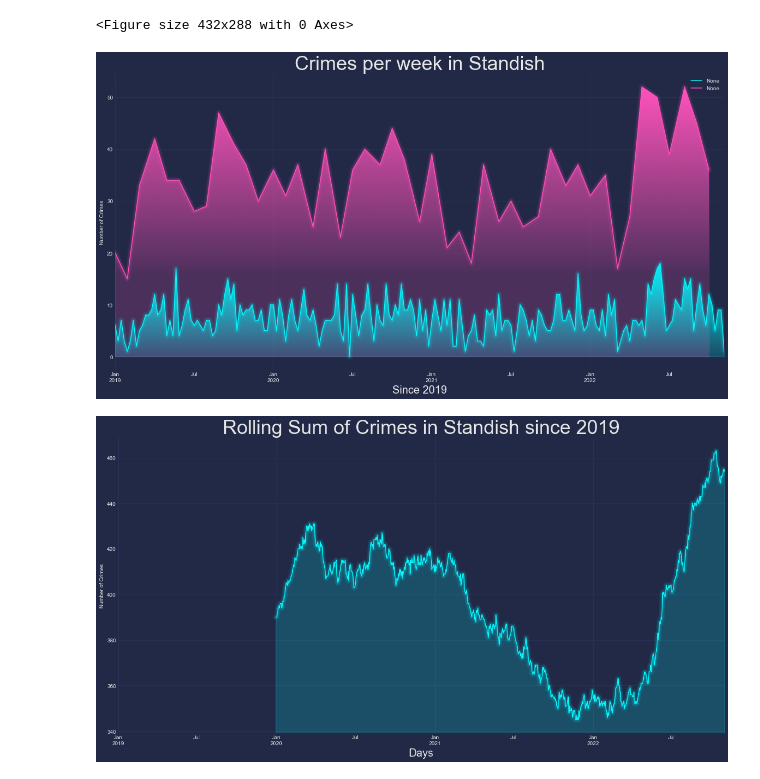
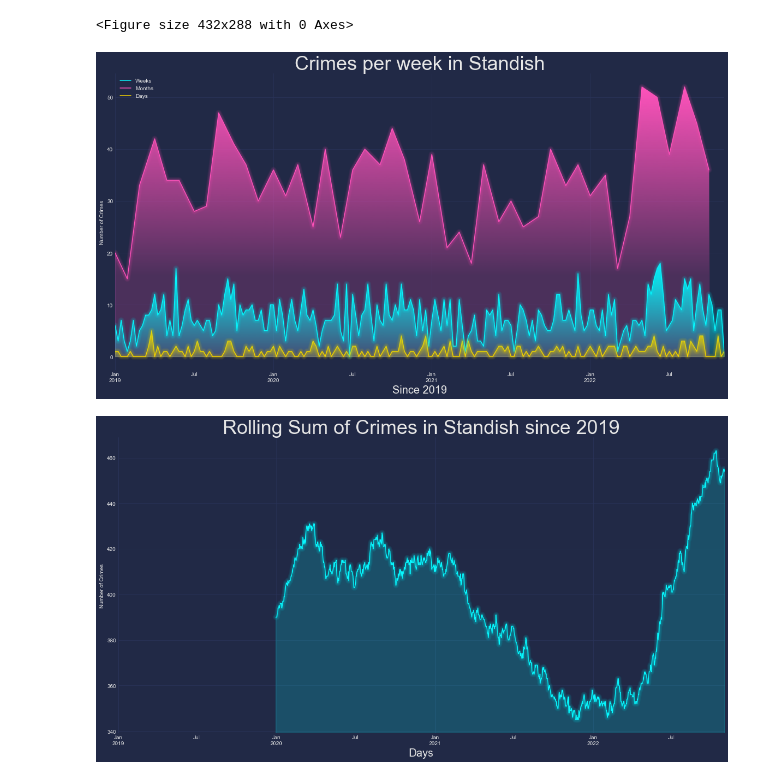
Before and after one commit to chrisolwell/MPLSCrime, a Jupyter notebook: standish_time.ipynb, the cells around one changed output. Cells and saved outputs as stored; diff of their text form; code cells hidden in the pictures.

Commit message:
created a three-line graph with crime showing crime in standish since 2019, with a legend to help clarify what we're showing.

```diff
--- a/standish_time.ipynb
+++ b/standish_time.ipynb
@@ -207,19 +207,21 @@ plt.savefig("cpm_cyberpunk.svg", dpi=200)
 # %%
 plt.figure(figsize=(20,10))
 plt.ion()
-filtered_df.resample('W').size().plot(legend=True)
-filtered_df.resample('M').size().plot(legend=True)
+filtered_df.resample('W').size().plot(legend=True, label='Weeks')
+filtered_df.resample('M').size().plot(legend=True, label='Months')
+filtered_df.resample('D').size().plot(legend=True, label='Days')
+#filtered_df.resample('H').size().plot(legend=True)
 plt.title('Crimes per week in Standish', fontsize=36)
 plt.xlabel('Since 2019', fontsize=20)
 plt.ylabel('Number of Crimes')
 plt.style.use('cyberpunk')
 mplcyberpunk.add_gradient_fill()
 mplcyberpunk.add_glow_effects()
 mplcyberpunk.add_underglow()
-#plt.savefig("two_lines_cyberpunk.png", dpi=200)
+plt.savefig("three_lines_WMD_cyberpunk.png", dpi=200)
 plt.show()
 # %% [output]
-[figure, old version]
+[figure, new version]
 # %%
 plt.figure(figsize=(20,10))
 plt.ion()
```
Also changed, not shown: parts of 1 cell of this notebook, 1 other file.
